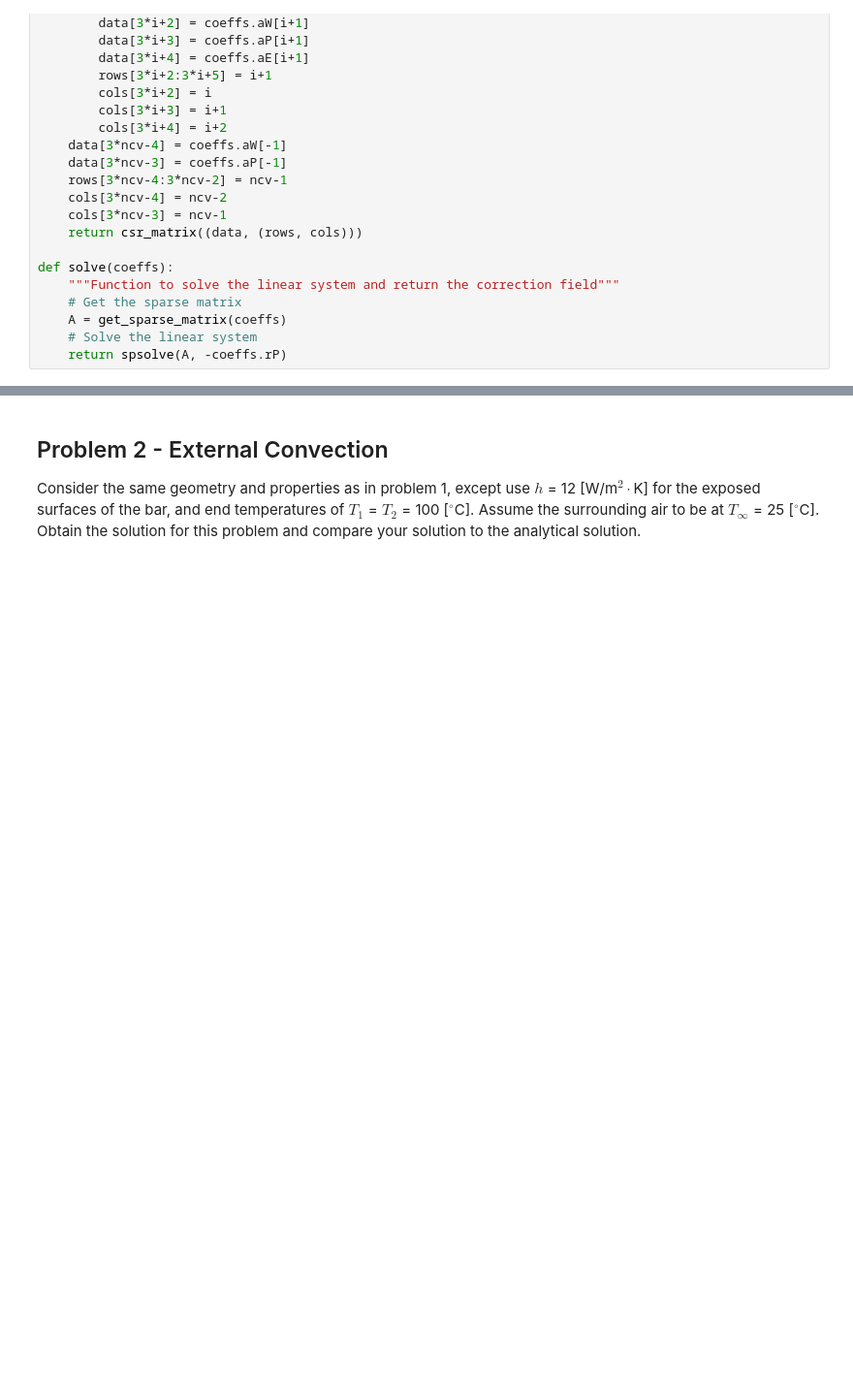
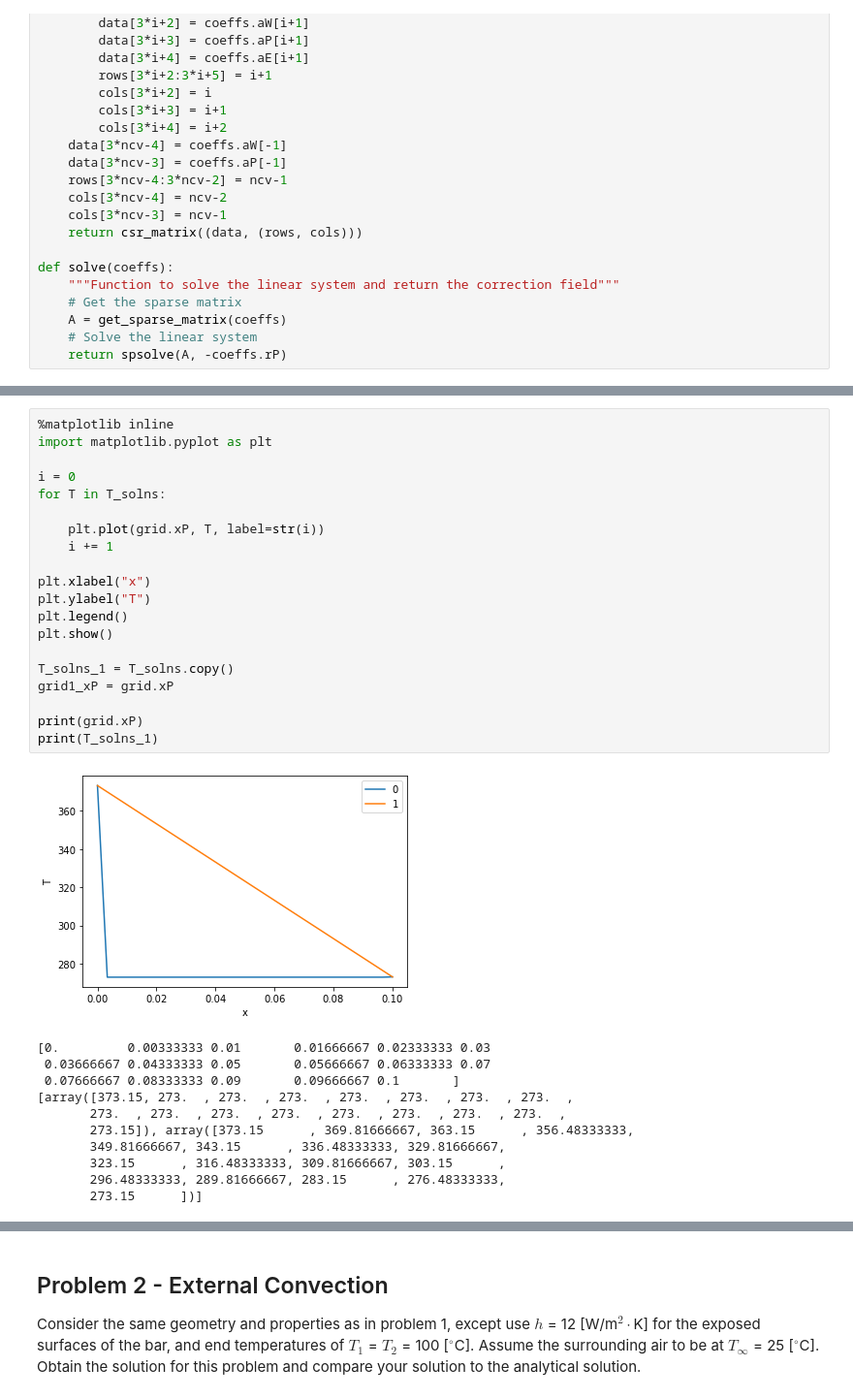
Before and after one commit to vflores4/Assignment1_VF, a Jupyter notebook: Assignment1_VF_New.ipynb, the cells around one changed output, grey strips where cells are left out. Shown: that part at 97% size. Saved outputs shown, nothing was run; the diff lists cells and outputs as text; blank space fills up the shorter version.

```diff
--- a/Assignment1_VF_New.ipynb
+++ b/Assignment1_VF_New.ipynb
@@ -349,0 +355,32 @@ for i in range(maxIter):
+# %%
+%matplotlib inline
+import matplotlib.pyplot as plt
+
+i = 0
+for T in T_solns:
+
+    plt.plot(grid.xP, T, label=str(i))
+    i += 1
+
+plt.xlabel("x")
+plt.ylabel("T")
+plt.legend()
+plt.show()
+
+T_solns_1 = T_solns.copy()
+grid1_xP = grid.xP
+
+print(grid.xP)
+print(T_solns_1)
+# %% [output]
+[figure, added]
+[0.         0.00333333 0.01       0.01666667 0.02333333 0.03
+ 0.03666667 0.04333333 0.05       0.05666667 0.06333333 0.07
+ 0.07666667 0.08333333 0.09       0.09666667 0.1       ]
+[array([373.15, 273.  , 273.  , 273.  , 273.  , 273.  , 273.  , 273.  ,
+       273.  , 273.  , 273.  , 273.  , 273.  , 273.  , 273.  , 273.  ,
+       273.15]), array([373.15      , 369.81666667, 363.15      , 356.48333333,
+       349.81666667, 343.15      , 336.48333333, 329.81666667,
+       323.15      , 316.48333333, 309.81666667, 303.15      ,
+       296.48333333, 289.81666667, 283.15      , 276.48333333,
+       273.15      ])]
```
Also changed, not shown: parts of 27 cells of this notebook.
